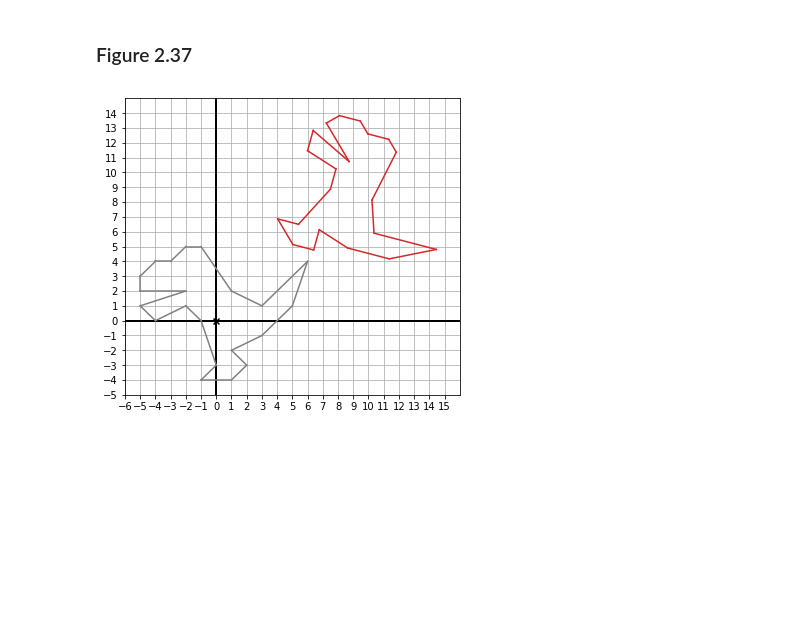
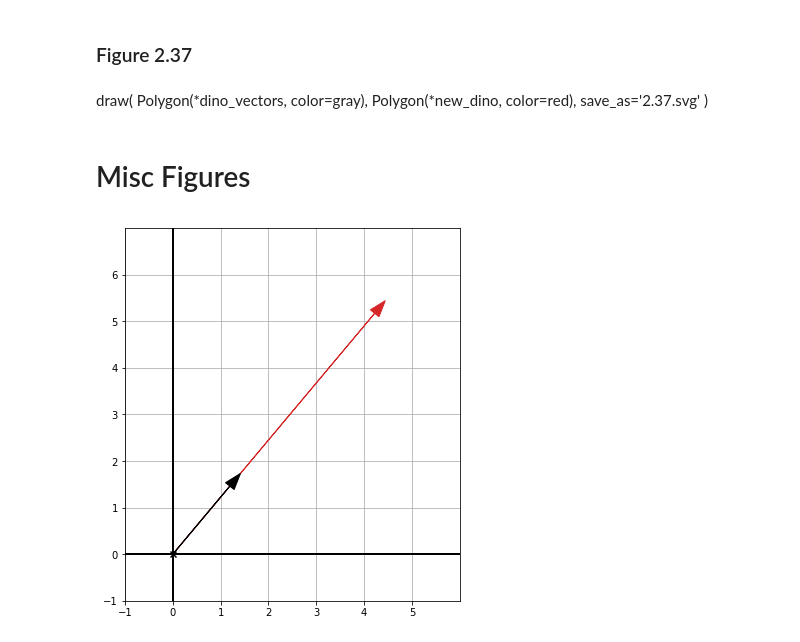
Before and after one commit to orlandpm/Math-for-Programmers, a Jupyter notebook: Chapter 02/figures/Make Figures.ipynb, the cells around one changed output. Cells and saved outputs as stored; diff of their text form; code cells hidden in the pictures; blank space fills up the shorter version.

Commit message:
more ch02 figures

```diff
--- a/Chapter 02/figures/Make Figures.ipynb
+++ b/Chapter 02/figures/Make Figures.ipynb
@@ -374,11 +374,24 @@ draw(
 # %%
 from vectors import translate, rotate
 new_dino = translate((8,8), rotate(5 * pi/3, dino_vectors))
-# %%
-draw(
-    Polygon(*dino_vectors, color=gray),
-    Polygon(*new_dino, color=red),
-    save_as='2.37.svg'
-)
-# %% [output]
-[figure, removed]
+# %% [markdown]
+draw(
+    Polygon(*dino_vectors, color=gray),
+    Polygon(*new_dino, color=red),
+    save_as='2.37.svg'
+)
+# %% [markdown]
+# Misc Figures
+# %%
+from math import sqrt, pi
+
+w = (sqrt(2),sqrt(3))
+w_scaled = (pi * sqrt(2), pi * sqrt(3))
+
+draw(
+    Arrow(w_scaled, color=red),
+    Arrow(w, color=black),
+    save_as='original_and_scaled_vectors.svg'
+)
+# %% [output]
+[figure, added]
```
Also changed, not shown: parts of 8 cells of this notebook, 38 other files.
